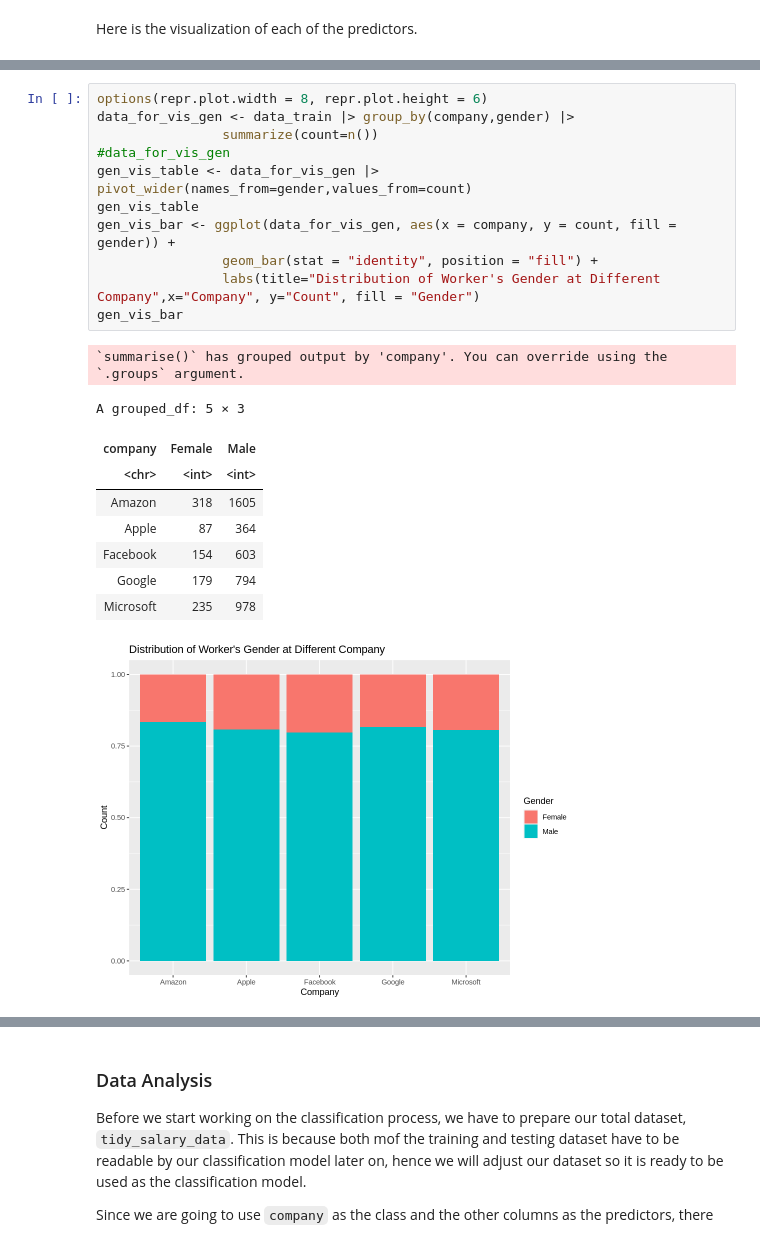
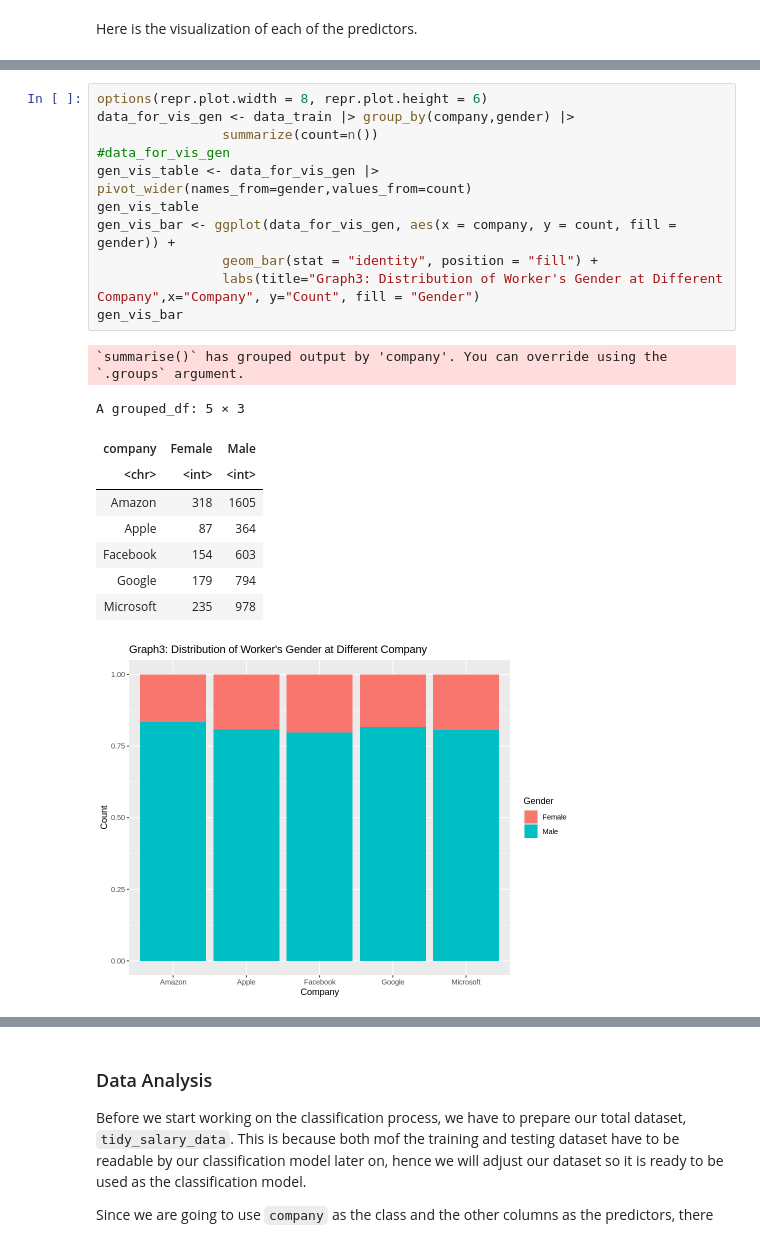
Before and after one commit to EdrickBelmiro/CareerPredictorDSCI100, a Jupyter notebook: Report Group19.ipynb, the cells around one changed output, grey strips where cells are left out. Cells and saved outputs as stored; diff of their text form.

```diff
--- a/Report Group19.ipynb
+++ b/Report Group19.ipynb
@@ -266,23 +270,23 @@ tyc_vis_bar
 # %%
 options(repr.plot.width = 8, repr.plot.height = 6)
 data_for_vis_gen <- data_train |> group_by(company,gender) |>
                 summarize(count=n())
 #data_for_vis_gen
 gen_vis_table <- data_for_vis_gen |> pivot_wider(names_from=gender,values_from=count)
 gen_vis_table
 gen_vis_bar <- ggplot(data_for_vis_gen, aes(x = company, y = count, fill = gender)) +
                 geom_bar(stat = "identity", position = "fill") +
-                labs(title="Distribution of Worker's Gender at Different Company",x="Company", y="Count", fill = "Gender")
+                labs(title="Graph3: Distribution of Worker's Gender at Different Company",x="Company", y="Count", fill = "Gender")
 gen_vis_bar
 # %% [output]
 `summarise()` has grouped output by 'company'. You can override using the
 `.groups` argument.
 A grouped_df: 5 × 3
 | company | Female | Male |
 | <chr> | <int> | <int> |
 | Amazon | 318 | 1605 |
 | Apple | 87 | 364 |
 | Facebook | 154 | 603 |
 | Google | 179 | 794 |
 | Microsoft | 235 | 978 |
-[figure, old version]
+[figure, new version]
```
Also changed, not shown: parts of 15 cells of this notebook.
